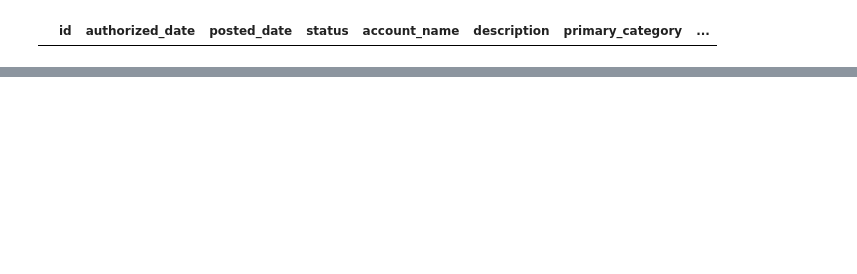
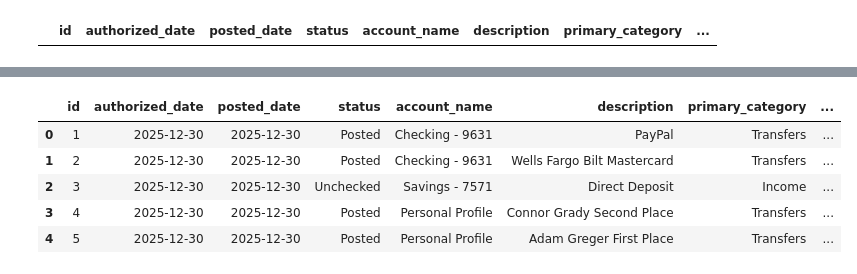
Before and after one commit to EliasRodkey/budgy, a Jupyter notebook: db_examiner.ipynb, the cells around one changed output, grey strips where cells are left out. Cells and saved outputs as stored; diff of their text form; code cells hidden in the pictures; blank space fills up the shorter version.

```diff
--- a/db_examiner.ipynb
+++ b/db_examiner.ipynb
@@ -49,0 +65,13 @@ test_transactions_table_manager.to_dataframe().head()
+# %%
+from budgy.analysis.db_query import retrieve_records_by_attribute_over_period
+
+record_df = retrieve_records_by_attribute_over_period(12, 2025, db_manager=test_transactions_table_manager)
+
+record_df.head()
+# %% [output]
+|  | id | authorized_date | posted_date | status | account_name | description | primary_category | ... |
+| 0 | 1 | 2025-12-30 | 2025-12-30 | Posted | Checking - 9631 | PayPal | Transfers | ... |
+| 1 | 2 | 2025-12-30 | 2025-12-30 | Posted | Checking - 9631 | Wells Fargo Bilt Mastercard | Transfers | ... |
+| 2 | 3 | 2025-12-30 | 2025-12-30 | Unchecked | Savings - 7571 | Direct Deposit | Income | ... |
+| 3 | 4 | 2025-12-30 | 2025-12-30 | Posted | Personal Profile | Connor Grady Second Place | Transfers | ... |
+| 4 | 5 | 2025-12-30 | 2025-12-30 | Posted | Personal Profile | Adam Greger First Place | Transfers | ... |
```
Also changed, not shown: parts of 9 cells of this notebook, 5 other files.
